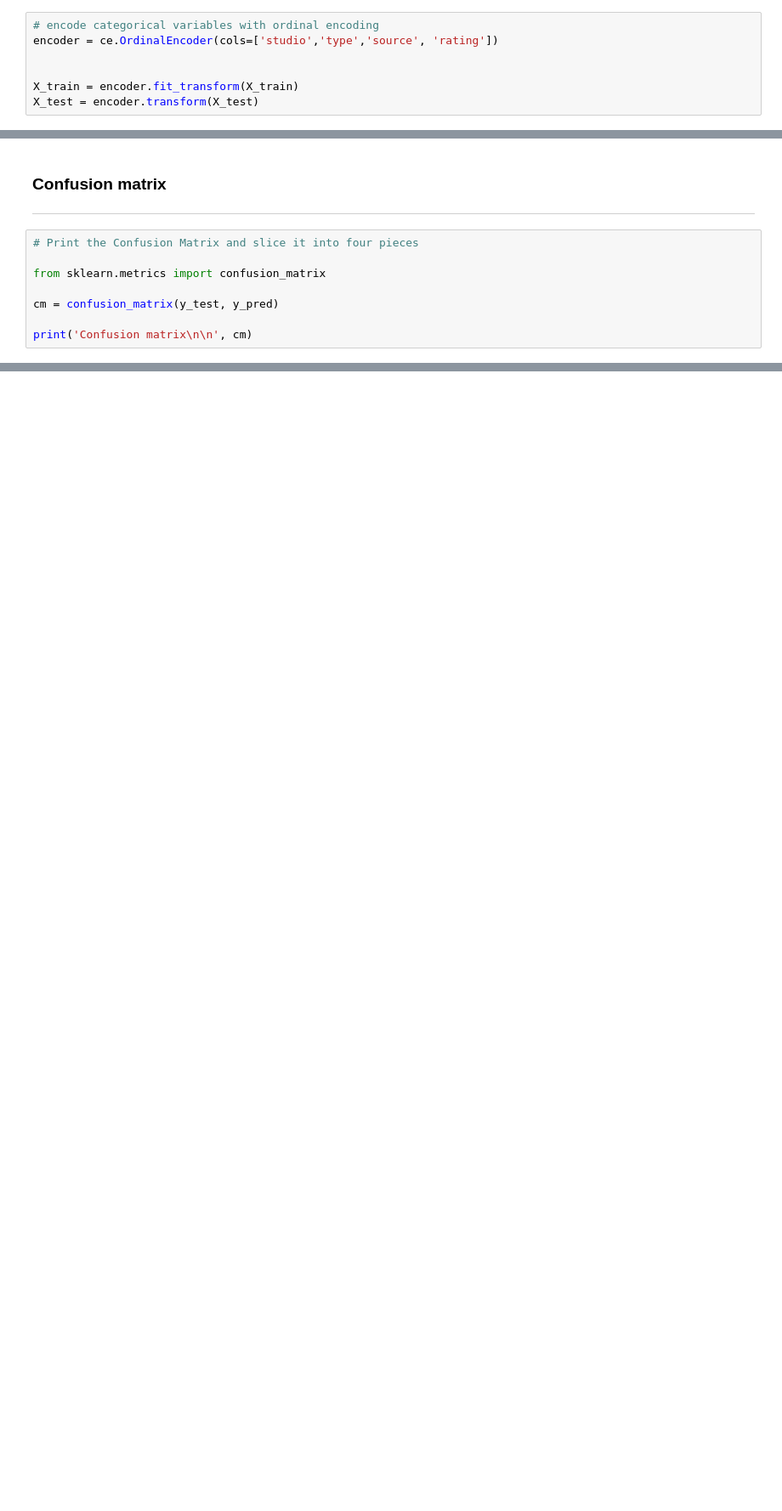
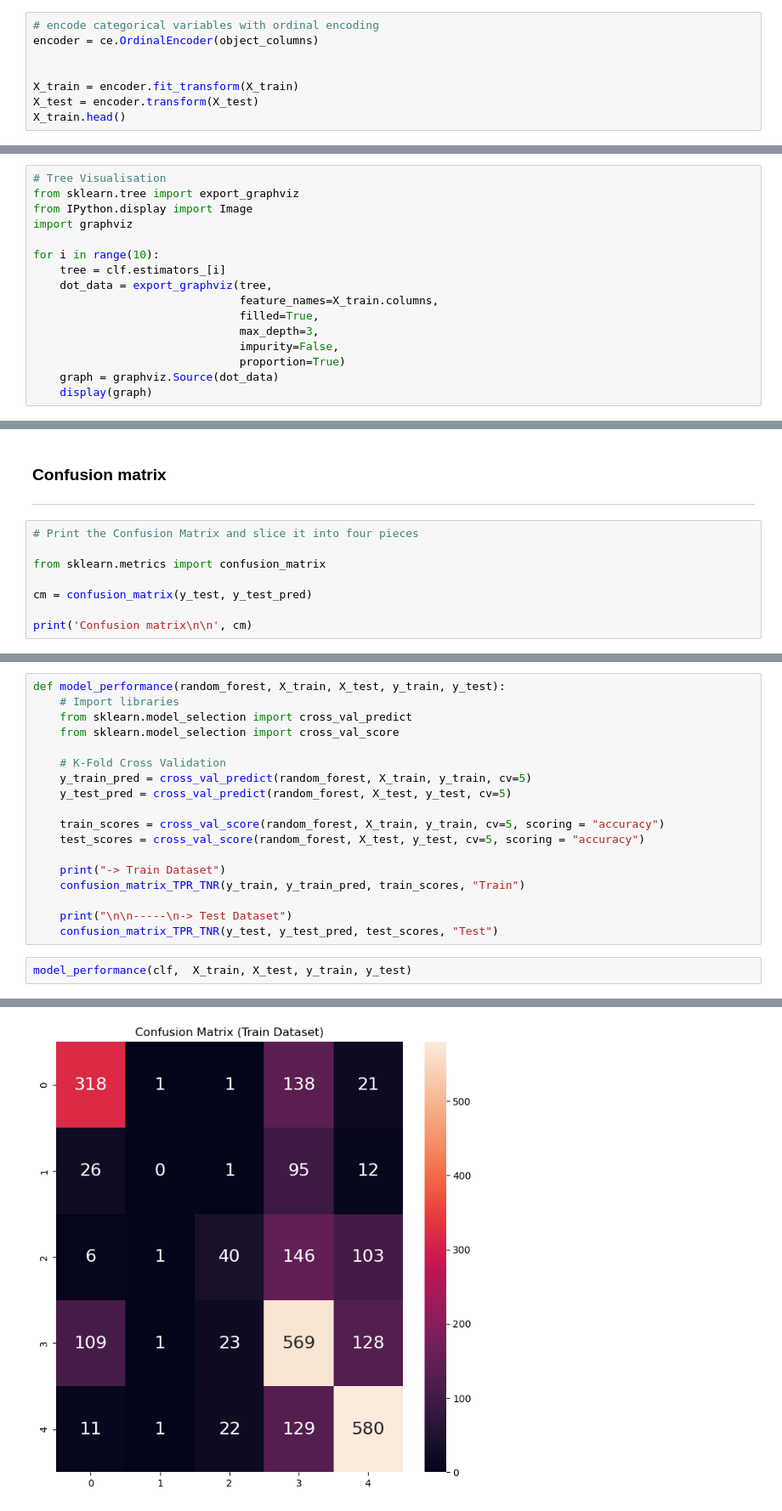
Before and after one commit to TanGuiShan/mini_project, a Jupyter notebook: Random Forest Classifer.ipynb, the cells around one changed output, grey strips where cells are left out. Shown at 85% size. Drawn from its saved outputs; the diff is of its cells as text; blank space fills up the shorter version.

```diff
--- a/Random Forest Classifer.ipynb
+++ b/Random Forest Classifer.ipynb
@@ -354,8 +450,9 @@ from sklearn.model_selection import train_test_split
 X_train, X_test, y_train, y_test = train_test_split(X, y, test_size = 0.25, random_state = 42)
 # %%
 # encode categorical variables with ordinal encoding
-encoder = ce.OrdinalEncoder(cols=['studio','type','source', 'rating'])
+encoder = ce.OrdinalEncoder(object_columns)
 
 
 X_train = encoder.fit_transform(X_train)
 X_test = encoder.transform(X_test)
+X_train.head()
@@ -385,0 +480,16 @@ print('Model accuracy score with doors variable removed : {0:0.4f}'. format(accu
+# %%
+# Tree Visualisation
+from sklearn.tree import export_graphviz
+from IPython.display import Image
+import graphviz
+
+for i in range(10):
+    tree = clf.estimators_[i]
+    dot_data = export_graphviz(tree,
+                               feature_names=X_train.columns,
+                               filled=True,
+                               max_depth=3,
+                               impurity=False,
+                               proportion=True)
+    graph = graphviz.Source(dot_data)
+    display(graph)
@@ -391,6 +535,6 @@ print('Model accuracy score with doors variable removed : {0:0.4f}'. format(accu
 
 from sklearn.metrics import confusion_matrix
 
-cm = confusion_matrix(y_test, y_pred)
+cm = confusion_matrix(y_test, y_test_pred)
 
 print('Confusion matrix\n\n', cm)
@@ -400,0 +631,21 @@ print(classification_report(y_test, y_pred))
+# %%
+def model_performance(random_forest, X_train, X_test, y_train, y_test):
+    # Import libraries
+    from sklearn.model_selection import cross_val_predict
+    from sklearn.model_selection import cross_val_score
+
+    # K-Fold Cross Validation
+    y_train_pred = cross_val_predict(random_forest, X_train, y_train, cv=5)
+    y_test_pred = cross_val_predict(random_forest, X_test, y_test, cv=5)
+
+    train_scores = cross_val_score(random_forest, X_train, y_train, cv=5, scoring = "accuracy")
+    test_scores = cross_val_score(random_forest, X_test, y_test, cv=5, scoring = "accuracy")
+
+    print("-> Train Dataset")
+    confusion_matrix_TPR_TNR(y_train, y_train_pred, train_scores, "Train")
+
+    print("\n\n-----\n-> Test Dataset")
+    confusion_matrix_TPR_TNR(y_test, y_test_pred, test_scores, "Test")
+# %%
+model_performance(clf,  X_train, X_test, y_train, y_test)
+# %% [output]
@@ -400,0 +669 @@ print(classification_report(y_test, y_pred))
+[figure, added]
```
Also changed, not shown: parts of 50 cells of this notebook, 1 other file.
